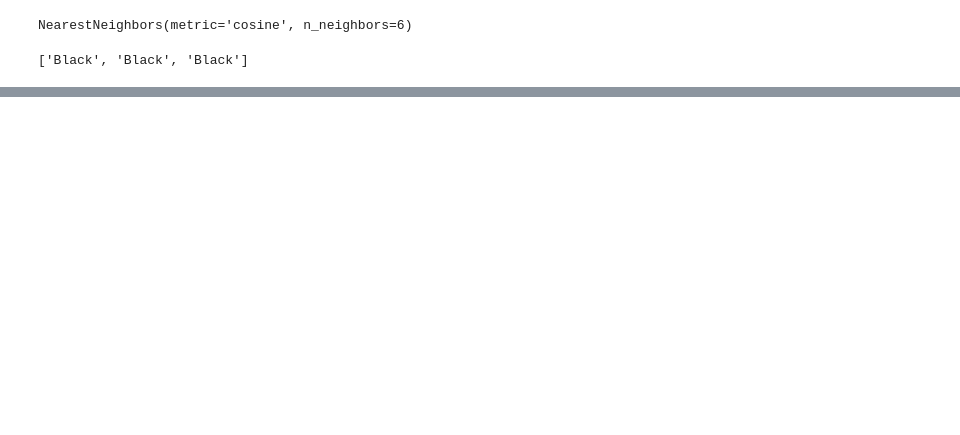
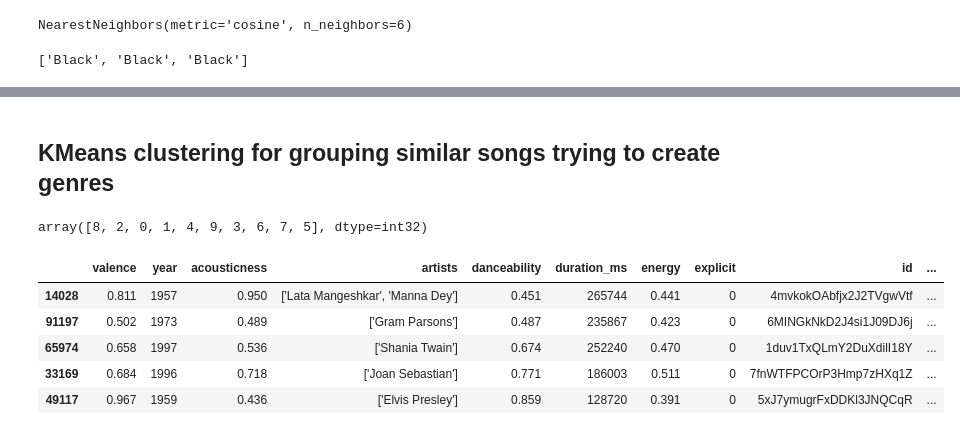
Before and after one commit to Nobodybob1/Music-Recommendation, a Jupyter notebook: main.ipynb, the cells around one changed output, grey strips where cells are left out. Cells and saved outputs as stored; diff of their text form; code cells hidden in the pictures; blank space fills up the shorter version.

```diff
--- a/main.ipynb
+++ b/main.ipynb
@@ -273,0 +261,28 @@ array([ 10713,  95396, 107851,  38680, 150373])
+# %% [markdown]
+## KMeans clustering for grouping similar songs trying to create genres
+# %%
+features = ['valence', 'acousticness', 'danceability', 'duration_ms', 'energy', 'instrumentalness', 'loudness', 'speechiness', 'tempo']
+X = train_data[features]
+# %%
+scaler = StandardScaler()
+X_scaled = scaler.fit_transform(X)
+# %%
+from sklearn.cluster import KMeans
+
+kmeans = KMeans(n_clusters=10, random_state=42)
+kmeans.fit(X_scaled)
+
+train_data['cluster'] = kmeans.labels_
+# %%
+train_data['cluster'].unique()
+# %% [output]
+array([8, 2, 0, 1, 4, 9, 3, 6, 7, 5], dtype=int32)
+# %%
+train_data[train_data['cluster'] == 0].sample(5)
+# %% [output]
+|  | valence | year | acousticness | artists | danceability | duration_ms | energy | explicit | id | ... |
+| 14028 | 0.811 | 1957 | 0.950 | ['Lata Mangeshkar', 'Manna Dey'] | 0.451 | 265744 | 0.441 | 0 | 4mvkokOAbfjx2J2TVgwVtf | ... |
+| 91197 | 0.502 | 1973 | 0.489 | ['Gram Parsons'] | 0.487 | 235867 | 0.423 | 0 | 6MINGkNkD2J4si1J09DJ6j | ... |
+| 65974 | 0.658 | 1997 | 0.536 | ['Shania Twain'] | 0.674 | 252240 | 0.470 | 0 | 1duv1TxQLmY2DuXdilI18Y | ... |
+| 33169 | 0.684 | 1996 | 0.718 | ['Joan Sebastian'] | 0.771 | 186003 | 0.511 | 0 | 7fnWTFPCOrP3Hmp7zHXq1Z | ... |
+| 49117 | 0.967 | 1959 | 0.436 | ['Elvis Presley'] | 0.859 | 128720 | 0.391 | 0 | 5xJ7ymugrFxDDKl3JNQCqR | ... |
```
Also changed, not shown: parts of 5 cells of this notebook.
